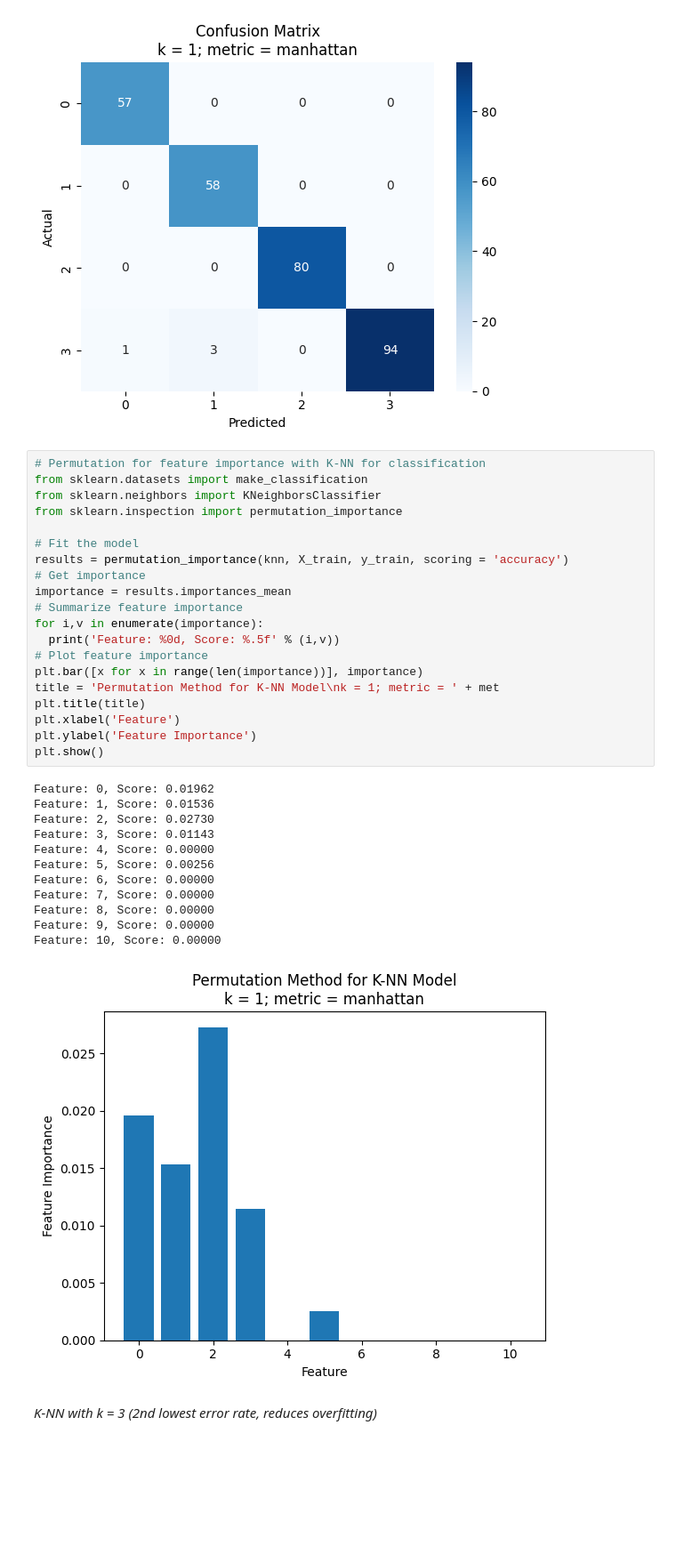
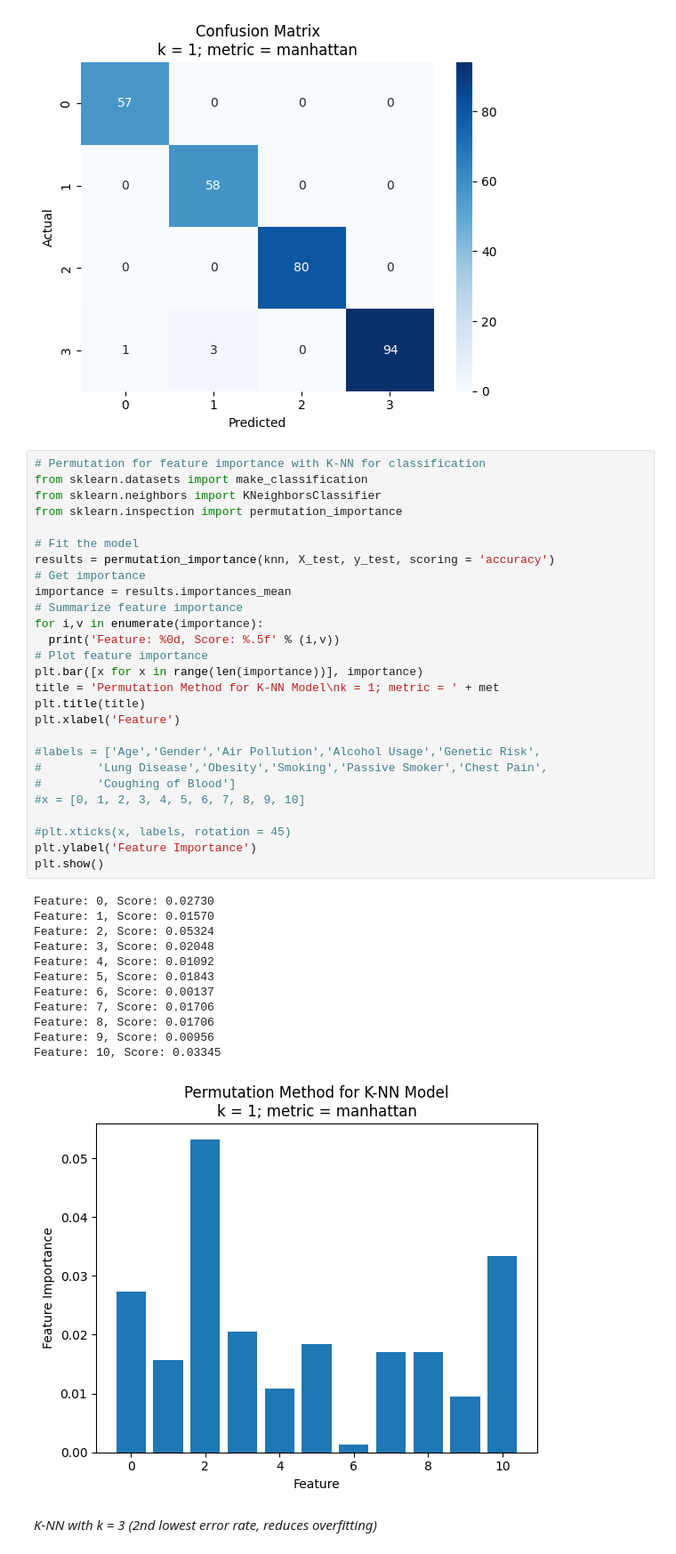
Before and after one commit to andysontran/health-factors-ml-pred, a Jupyter notebook: 2_CHL5230_F23.ipynb, the cells around one changed output. Shown at 89% size. Drawn from its saved outputs; the diff is of its cells as text; blank space fills up the shorter version.

Commit message:
Revised feature importance to fit against X, y test datasets

```diff
--- a/2_CHL5230_F23.ipynb
+++ b/2_CHL5230_F23.ipynb
@@ -272,36 +275,43 @@ weighted avg       0.99      0.99      0.99       293
 # %%
 # Permutation for feature importance with K-NN for classification
 from sklearn.datasets import make_classification
 from sklearn.neighbors import KNeighborsClassifier
 from sklearn.inspection import permutation_importance
 
 # Fit the model
-results = permutation_importance(knn, X_train, y_train, scoring = 'accuracy')
+results = permutation_importance(knn, X_test, y_test, scoring = 'accuracy')
 # Get importance
 importance = results.importances_mean
 # Summarize feature importance
 for i,v in enumerate(importance):
   print('Feature: %0d, Score: %.5f' % (i,v))
 # Plot feature importance
 plt.bar([x for x in range(len(importance))], importance)
 title = 'Permutation Method for K-NN Model\nk = 1; metric = ' + met
 plt.title(title)
 plt.xlabel('Feature')
+
+#labels = ['Age','Gender','Air Pollution','Alcohol Usage','Genetic Risk',
+#        'Lung Disease','Obesity','Smoking','Passive Smoker','Chest Pain',
+#        'Coughing of Blood']
+#x = [0, 1, 2, 3, 4, 5, 6, 7, 8, 9, 10]
+
+#plt.xticks(x, labels, rotation = 45)
 plt.ylabel('Feature Importance')
 plt.show()
 # %% [output]
-Feature: 0, Score: 0.01962
-Feature: 1, Score: 0.01536
-Feature: 2, Score: 0.02730
-Feature: 3, Score: 0.01143
-Feature: 4, Score: 0.00000
-Feature: 5, Score: 0.00256
-Feature: 6, Score: 0.00000
-Feature: 7, Score: 0.00000
-Feature: 8, Score: 0.00000
-Feature: 9, Score: 0.00000
-Feature: 10, Score: 0.00000
+Feature: 0, Score: 0.02730
+Feature: 1, Score: 0.01570
+Feature: 2, Score: 0.05324
+Feature: 3, Score: 0.02048
+Feature: 4, Score: 0.01092
+Feature: 5, Score: 0.01843
+Feature: 6, Score: 0.00137
+Feature: 7, Score: 0.01706
+Feature: 8, Score: 0.01706
+Feature: 9, Score: 0.00956
+Feature: 10, Score: 0.03345
-[figure, old version]
+[figure, new version]
 # %% [markdown]
 *K-NN with k = 3 (2nd lowest error rate, reduces overfitting)*
 # %%
```
Also changed, not shown: parts of 6 cells of this notebook.
